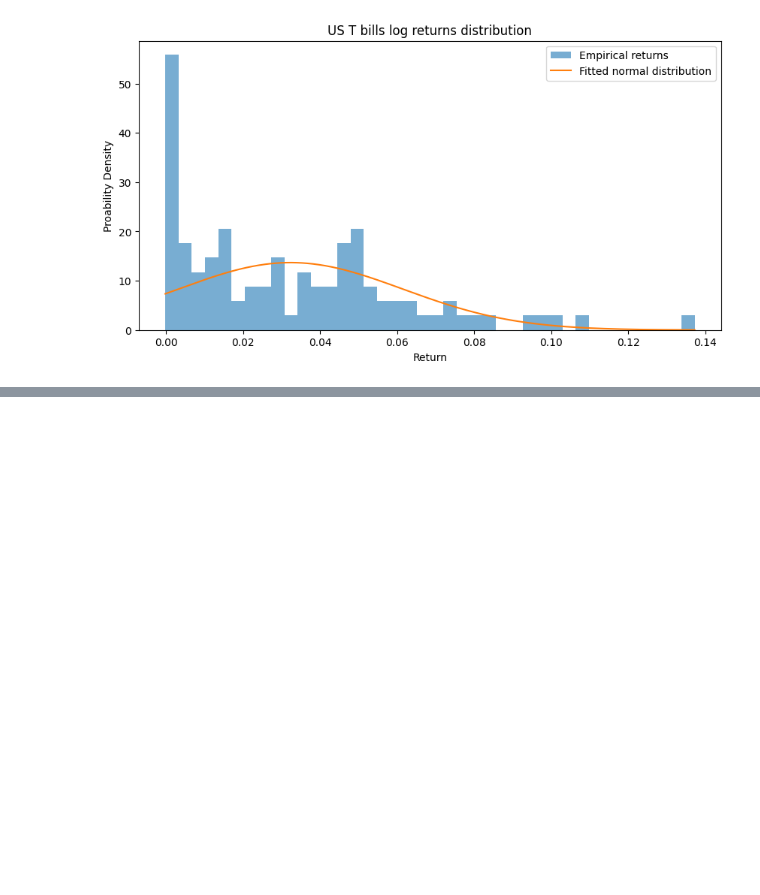
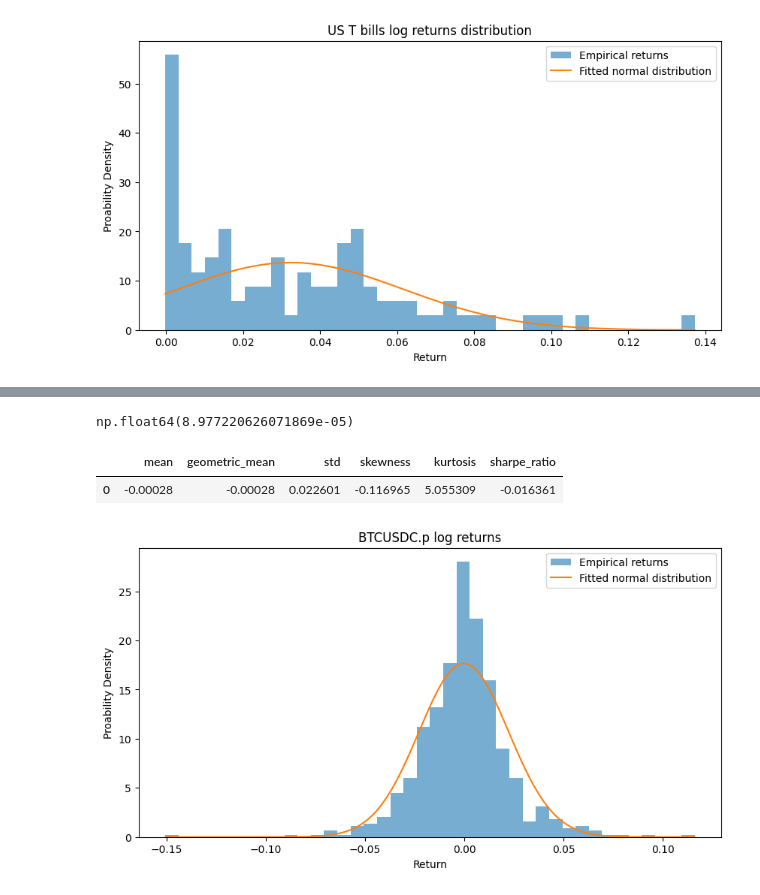
Before and after one commit to FerCorcuera/mit-quant-finance, a Jupyter notebook: Portfolio Theory/historic_returns_on_portfolios.ipynb, the cells around one changed output, grey strips where cells are left out. Saved outputs shown, nothing was run; the diff lists cells and outputs as text; code cells hidden in the pictures; blank space fills up the shorter version.

Commit message:
feat: analzying agian BTCUSDC perp with classical analysis

```diff
--- a/Portfolio Theory/historic_returns_on_portfolios.ipynb
+++ b/Portfolio Theory/historic_returns_on_portfolios.ipynb
@@ -52,0 +69,6 @@ Date
+# %%
+# getting BTCUSDC perp data
+
+btcusdcp = download_klines(SYMBOL, "2024-12-31", "2026-11-01")
+
+display(btcusdcp.head())
@@ -136,0 +260,8 @@ plot_return_distribution(
+# %%
+btcusdcp["log_returns"] = np.log(btcusdcp["close"] / btcusdcp["close"].shift(1))
+btcusdcp["returns"] = (btcusdcp["close"] / btcusdcp["close"].shift(1)) - 1
+btcusdcp = btcusdcp.dropna()
+N = len(btcusdcp["log_returns"].dropna())
+
+print(N)
+display(btcusdcp.tail())
@@ -136,0 +276,21 @@ plot_return_distribution(
+# %%
+# we need to convert annual risk free rate into a daily
+daily_risk_free_rate = (1 + risk_free_rate) ** (1 / 365) - 1
+daily_risk_free_rate
+# %% [output]
+np.float64(8.977220626071869e-05)
+# %%
+report = {}
+
+report["mean"] = btcusdcp["log_returns"].mean()
+report["geometric_mean"] = np.exp(report["mean"]) - 1
+report["std"] = np.std(btcusdcp["log_returns"], ddof=1)
+report["skewness"] = btcusdcp["log_returns"].skew()
+report["kurtosis"] = btcusdcp["log_returns"].kurtosis()
+report["sharpe_ratio"] = (report["mean"] - daily_risk_free_rate) / report["std"]
+display(pd.DataFrame([report]))
+plot_return_distribution(btcusdcp["log_returns"], "BTCUSDC.p log returns", compare=True)
+# %% [output]
+|  | mean | geometric_mean | std | skewness | kurtosis | sharpe_ratio |
+| 0 | -0.00028 | -0.00028 | 0.022601 | -0.116965 | 5.055309 | -0.016361 |
+[figure, added]
```
Also changed, not shown: parts of 14 cells of this notebook, 1 other file.
